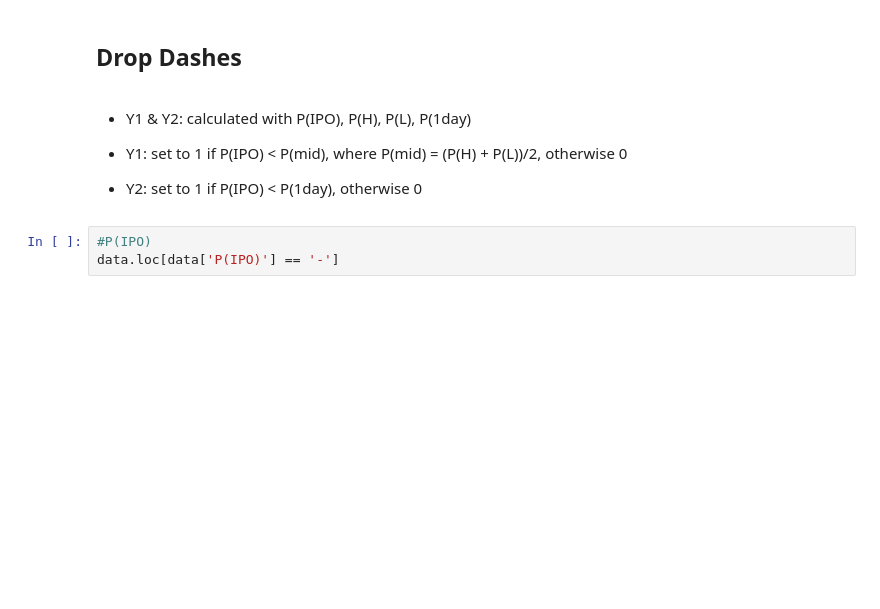
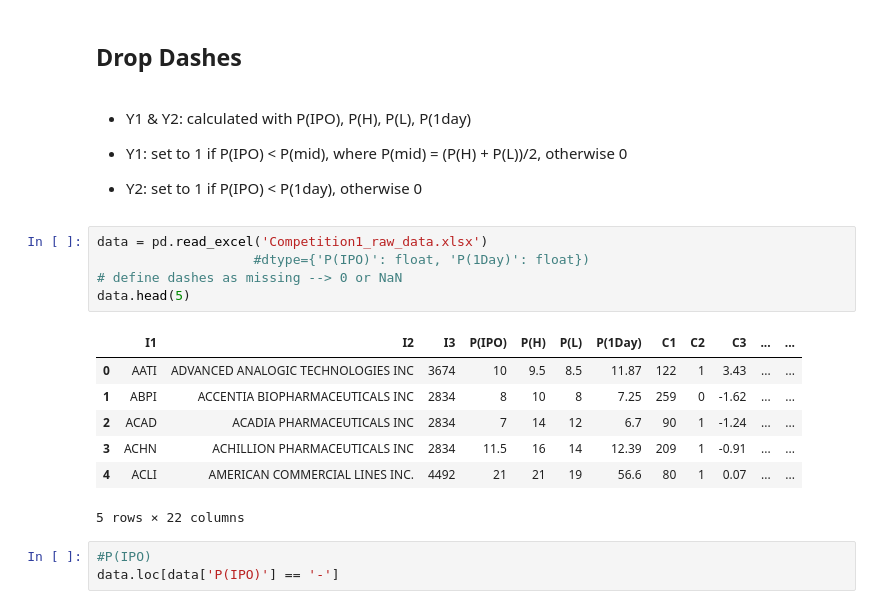
Before and after one commit to fairfield-university-ba545/project1-mem, a Jupyter notebook: MarcusNordgard_notebook_MK.ipynb, the cells around one changed output. Saved outputs shown, nothing was run; the diff lists cells and outputs as text; blank space fills up the shorter version.

```diff
--- a/MarcusNordgard_notebook_MK.ipynb
+++ b/MarcusNordgard_notebook_MK.ipynb
@@ -84,6 +84,19 @@ data["t1'"] = data["t1"]/data["t4"]
 
 - Y1: set to 1 if P(IPO) < P(mid), where P(mid) = (P(H) + P(L))/2, otherwise 0
 - Y2: set to 1 if P(IPO) < P(1day), otherwise 0
+# %%
+data = pd.read_excel('Competition1_raw_data.xlsx')
+                    #dtype={'P(IPO)': float, 'P(1Day)': float})
+# define dashes as missing --> 0 or NaN
+data.head(5)
+# %% [output]
+|  | I1 | I2 | I3 | P(IPO) | P(H) | P(L) | P(1Day) | C1 | C2 | C3 | ... | ... |
+| 0 | AATI | ADVANCED ANALOGIC TECHNOLOGIES INC | 3674 | 10 | 9.5 | 8.5 | 11.87 | 122 | 1 | 3.43 | ... | ... |
+| 1 | ABPI | ACCENTIA BIOPHARMACEUTICALS INC | 2834 | 8 | 10 | 8 | 7.25 | 259 | 0 | -1.62 | ... | ... |
+| 2 | ACAD | ACADIA PHARMACEUTICALS INC | 2834 | 7 | 14 | 12 | 6.7 | 90 | 1 | -1.24 | ... | ... |
+| 3 | ACHN | ACHILLION PHARMACEUTICALS INC | 2834 | 11.5 | 16 | 14 | 12.39 | 209 | 1 | -0.91 | ... | ... |
+| 4 | ACLI | AMERICAN COMMERCIAL LINES INC. | 4492 | 21 | 21 | 19 | 56.6 | 80 | 1 | 0.07 | ... | ... |
+5 rows × 22 columns
 # %%
 #P(IPO)
 data.loc[data['P(IPO)'] == '-']
```
Also changed, not shown: parts of 18 cells of this notebook.
